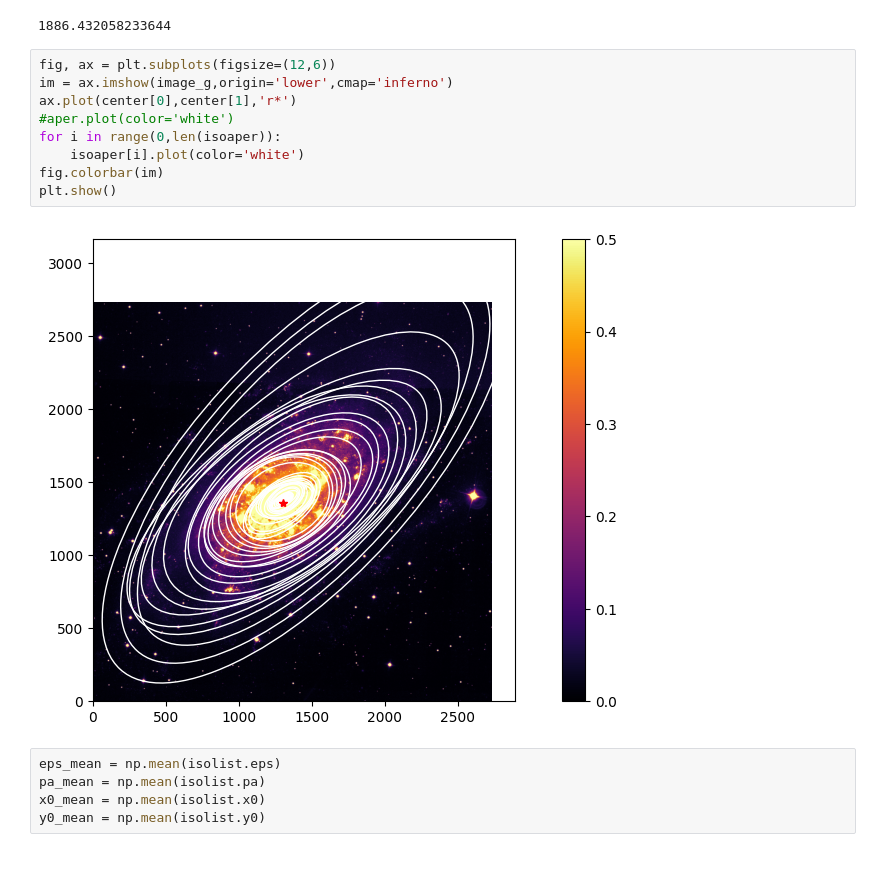
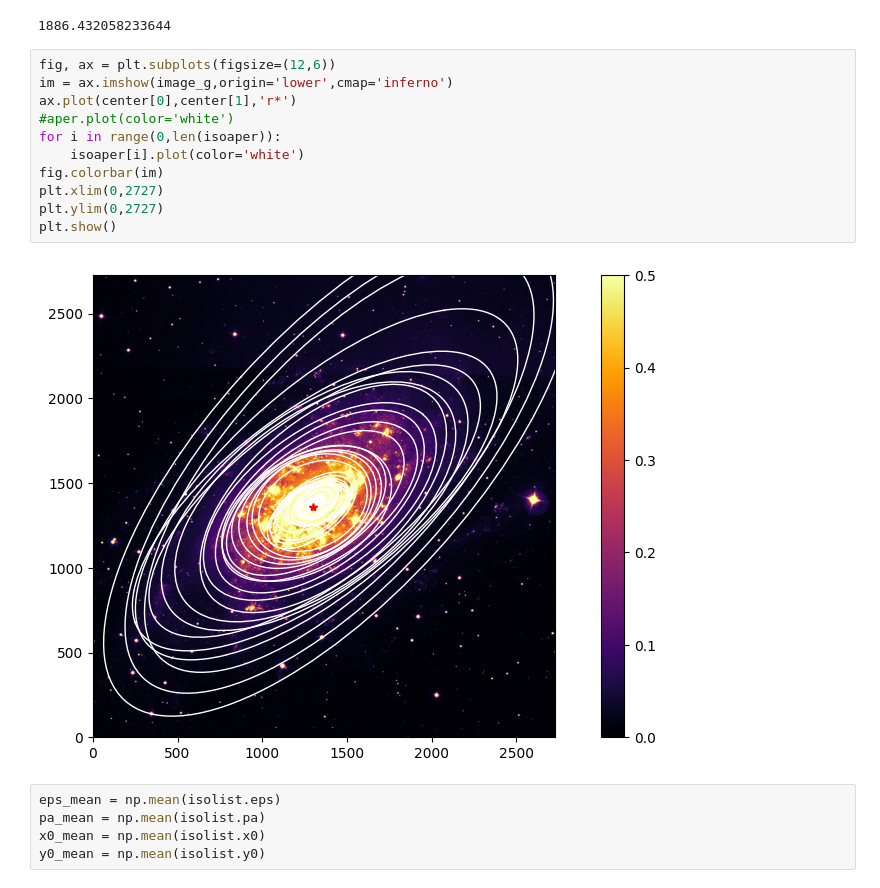
Before and after one commit to SantiagoJulioD/Galaxias, a Jupyter notebook: practico/astropy.ipynb, the cells around one changed output. Cells and saved outputs as stored; diff of their text form.

```diff
--- a/practico/astropy.ipynb
+++ b/practico/astropy.ipynb
@@ -142,14 +171,16 @@ isogeom[-1].sma
 # %%
 fig, ax = plt.subplots(figsize=(12,6))
 im = ax.imshow(image_g,origin='lower',cmap='inferno')
 ax.plot(center[0],center[1],'r*')
 #aper.plot(color='white')
 for i in range(0,len(isoaper)):
     isoaper[i].plot(color='white')
 fig.colorbar(im)
+plt.xlim(0,2727)
+plt.ylim(0,2727)
 plt.show()
 # %% [output]
-[figure, old version]
+[figure, new version]
 # %%
 eps_mean = np.mean(isolist.eps)
 pa_mean = np.mean(isolist.pa)
```
Also changed, not shown: parts of 43 cells of this notebook, 9 other files.
